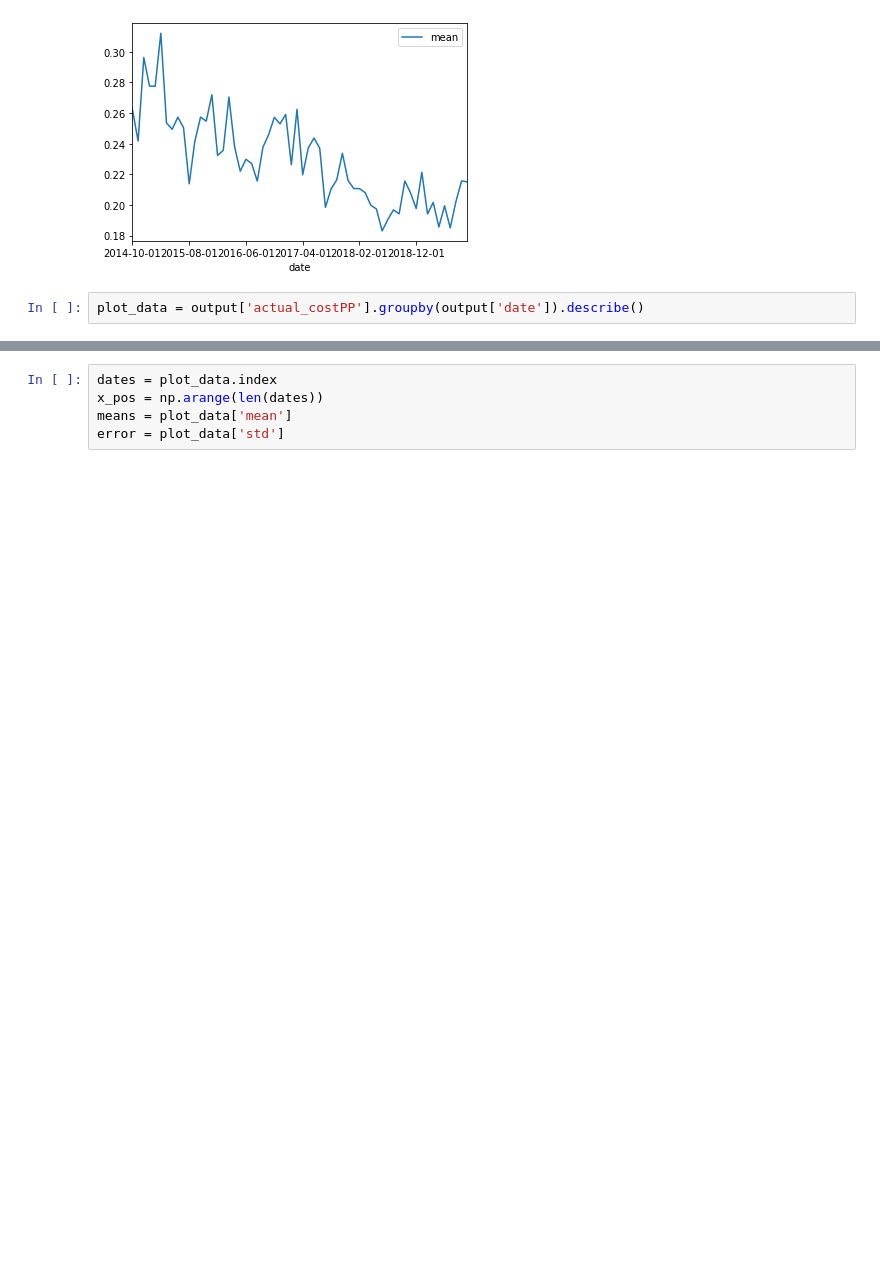
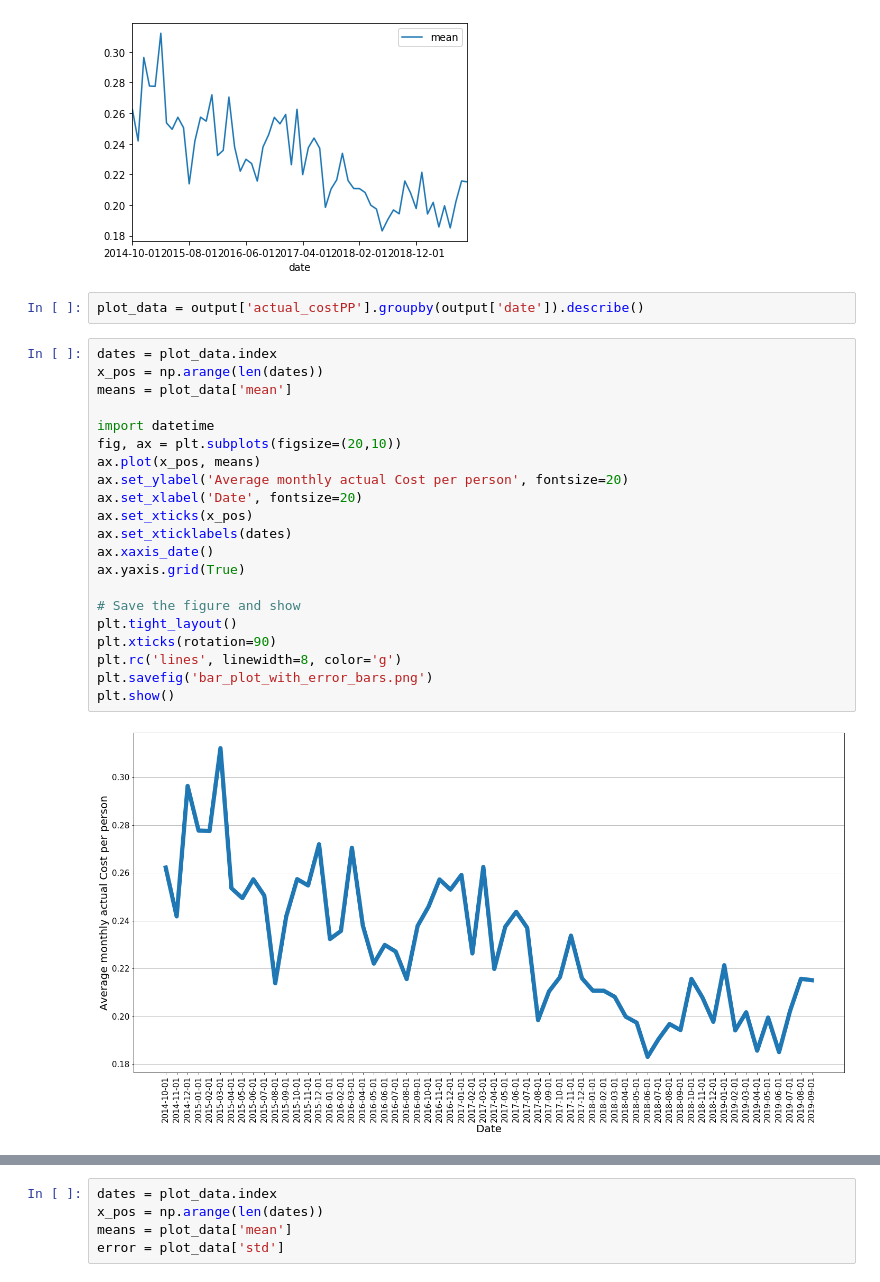
Before and after one commit to aaron-obrien/CCG_prescriptions_project, a Jupyter notebook: test.ipynb, the cells around one changed output, grey strips where cells are left out. Saved outputs shown, nothing was run; the diff lists cells and outputs as text; blank space fills up the shorter version.

```diff
--- a/test.ipynb
+++ b/test.ipynb
@@ -186,4 +186,27 @@ output['actual_costPP'].groupby(output['date']).describe().plot(y='mean', legend
 [figure]
 # %%
 plot_data = output['actual_costPP'].groupby(output['date']).describe()
+# %%
+dates = plot_data.index
+x_pos = np.arange(len(dates))
+means = plot_data['mean']
+
+import datetime
+fig, ax = plt.subplots(figsize=(20,10))
+ax.plot(x_pos, means)
+ax.set_ylabel('Average monthly actual Cost per person', fontsize=20)
+ax.set_xlabel('Date', fontsize=20)
+ax.set_xticks(x_pos)
+ax.set_xticklabels(dates)
+ax.xaxis_date()
+ax.yaxis.grid(True)
+
+# Save the figure and show
+plt.tight_layout()
+plt.xticks(rotation=90)
+plt.rc('lines', linewidth=8, color='g')
+plt.savefig('bar_plot_with_error_bars.png')
+plt.show()
+# %% [output]
+[figure, added]
 # %%
```
Also changed, not shown: parts of 3 cells of this notebook.
